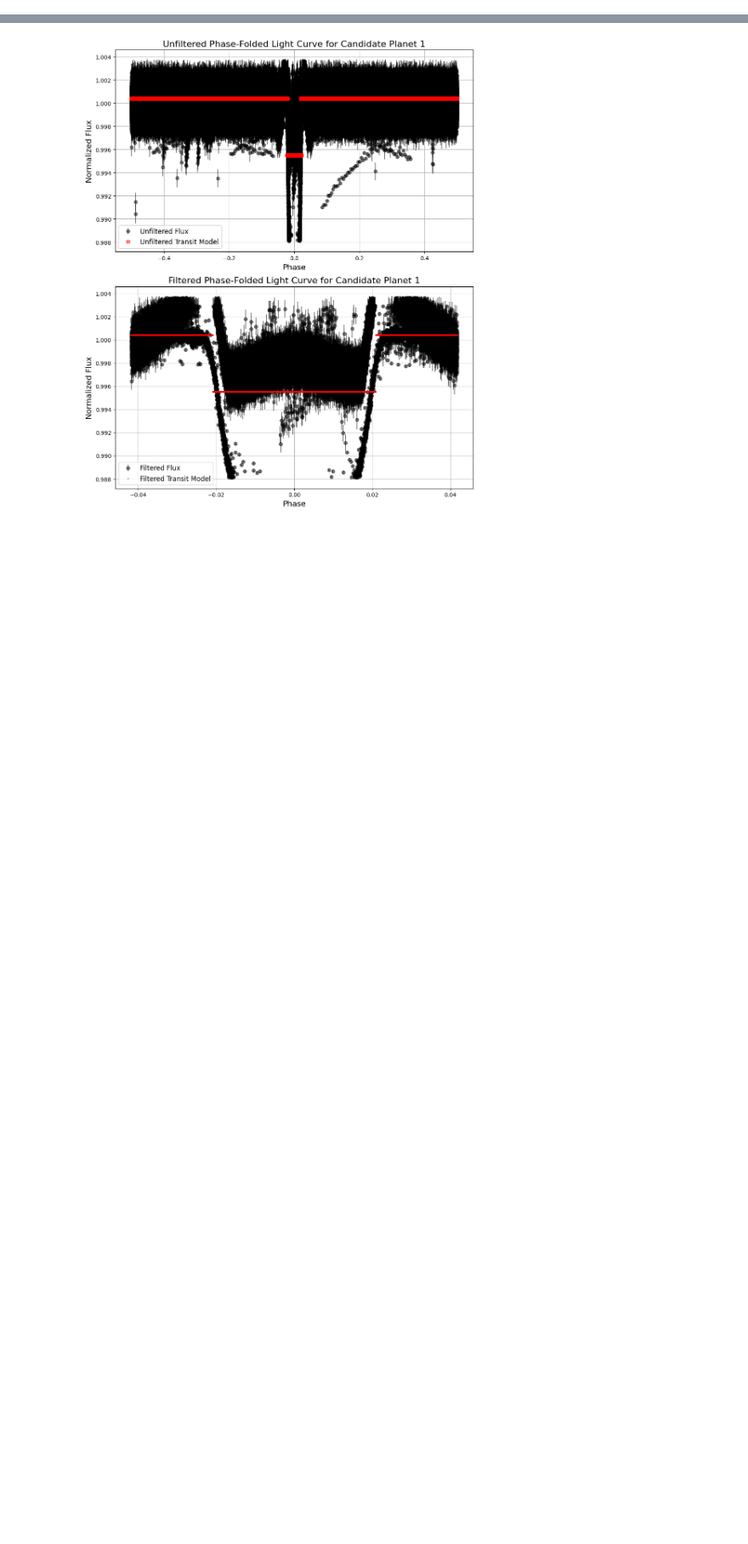
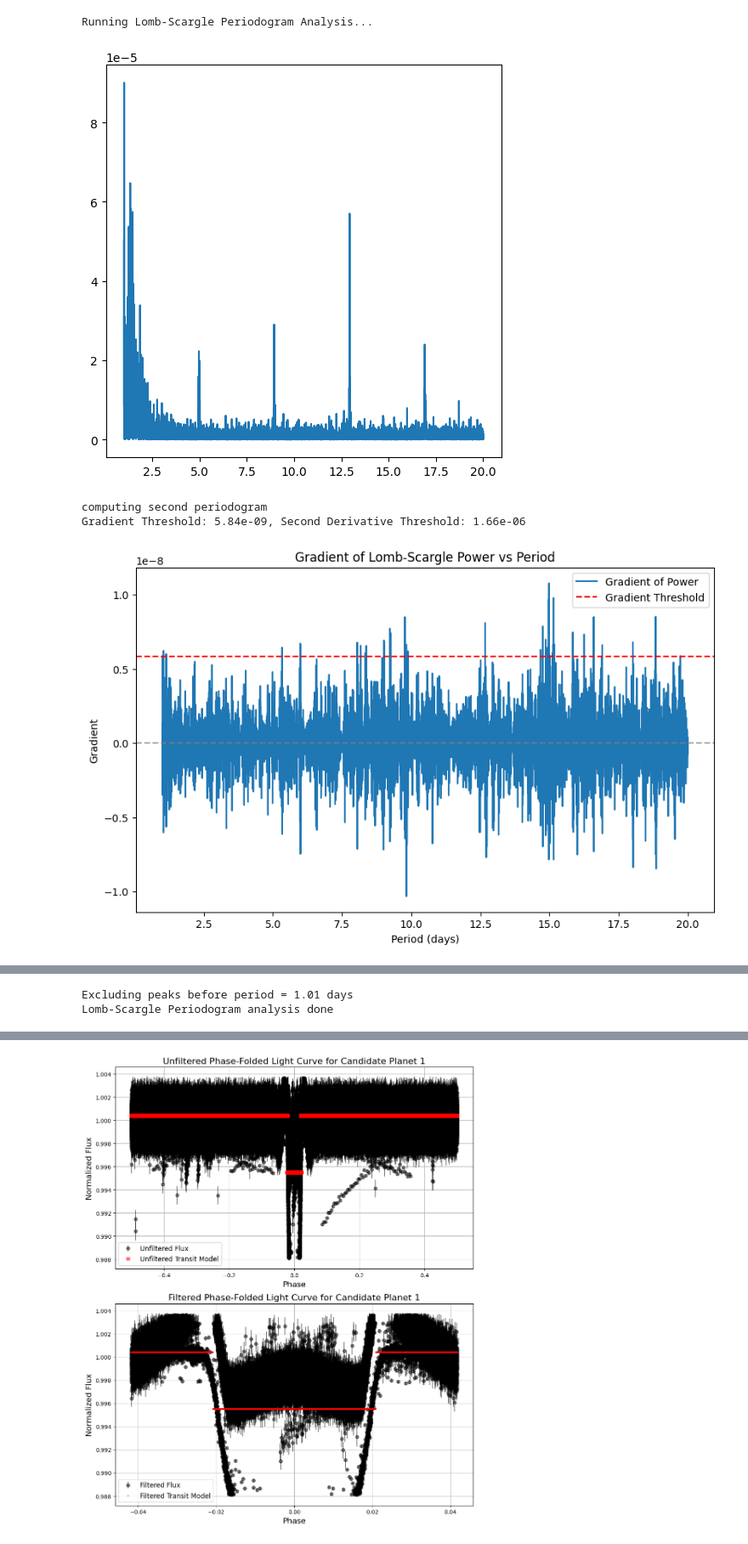
Before and after one commit to OliverMcEvoy/PlanetFinder, a Jupyter notebook: CourseworkBNotebook.ipynb, the cells around one changed output, grey strips where cells are left out. Shown at 85% size. Saved outputs shown, nothing was run; the diff lists cells and outputs as text; code cells hidden in the pictures; blank space fills up the shorter version.

```diff
--- a/CourseworkBNotebook.ipynb
+++ b/CourseworkBNotebook.ipynb
@@ -26,3 +25,0 @@ courseworkb.plot_light_curve(kepler_dataframe['time'], kepler_dataframe['flux'],
-# %%
-
-peaks_of_lightcurve = courseworkb.run_lomb_scargle_analysis(kepler_dataframe,resolution=200000)
@@ -38,0 +26,15 @@ Lomb-Scargle Periodogram analysis done
+# %%
+period_range_zoom =(1,20)
+peaks_of_lightcurve_zoom = courseworkb.run_lomb_scargle_analysis(kepler_dataframe,resolution=10000, period_range=period_range_zoom)
+
+period_range_regular = (20,120)
+peaks_of_lightcurve = courseworkb.run_lomb_scargle_analysis(kepler_dataframe,resolution=10000, period_range=period_range_regular)
+
+# add 2 sets of peak to the same array
+peaks_of_lightcurve = np.concatenate((peaks_of_lightcurve_zoom,peaks_of_lightcurve),axis=0)
+# %% [output]
+Running Lomb-Scargle Periodogram Analysis...
+[figure, added]
+computing second periodogram
+Gradient Threshold: 5.84e-09, Second Derivative Threshold: 1.66e-06
+[figure, added]
@@ -38,0 +42,2 @@ Lomb-Scargle Periodogram analysis done
+Excluding peaks before period = 1.01 days
+Lomb-Scargle Periodogram analysis done
```
Also changed, not shown: parts of 7 cells of this notebook, 35 other files.
